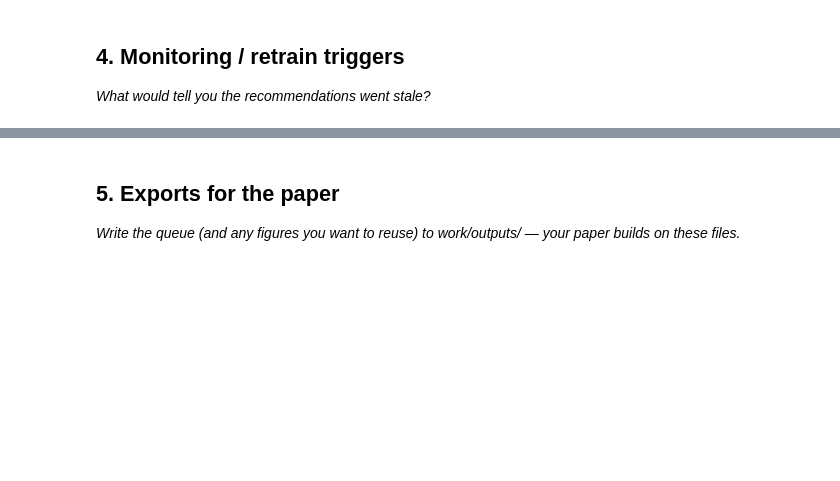
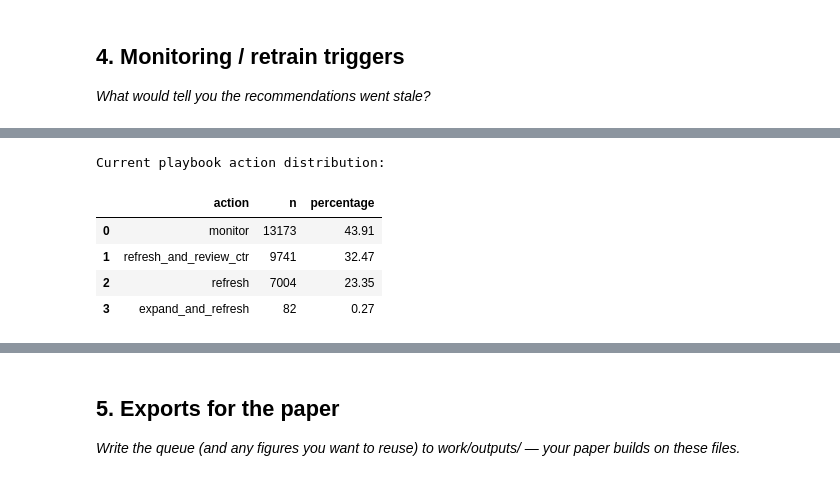
Before and after one commit to mkhlor006/Flyrank_internship_ML, a Jupyter notebook: work/notebooks/w07_action_playbook.ipynb, the cells around one changed output, grey strips where cells are left out. Saved outputs shown, nothing was run; the diff lists cells and outputs as text; code cells hidden in the pictures; blank space fills up the shorter version.

```diff
--- a/work/notebooks/w07_action_playbook.ipynb
+++ b/work/notebooks/w07_action_playbook.ipynb
@@ -34,3 +243,27 @@ This skeleton is yours to fill. Work the sections **in order** — each one has
 # %%
 # This cell is for CODE (numbers, a query, a check).
 # Write your text answer in the cell ABOVE this one — typing sentences here breaks Run All.
+# Basic action distribution for monitoring
+
+action_distribution = (
+    playbook_queue["playbook_action"]
+    .value_counts()
+    .rename_axis("action")
+    .reset_index(name="n")
+)
+
+action_distribution["percentage"] = (
+    action_distribution["n"]
+    / len(playbook_queue)
+    * 100
+).round(2)
+
+print("Current playbook action distribution:")
+display(action_distribution)
+# %% [output]
+Current playbook action distribution:
+|  | action | n | percentage |
+| 0 | monitor | 13173 | 43.91 |
+| 1 | refresh_and_review_ctr | 9741 | 32.47 |
+| 2 | refresh | 7004 | 23.35 |
+| 3 | expand_and_refresh | 82 | 0.27 |
```
Also changed, not shown: parts of 18 cells of this notebook.
